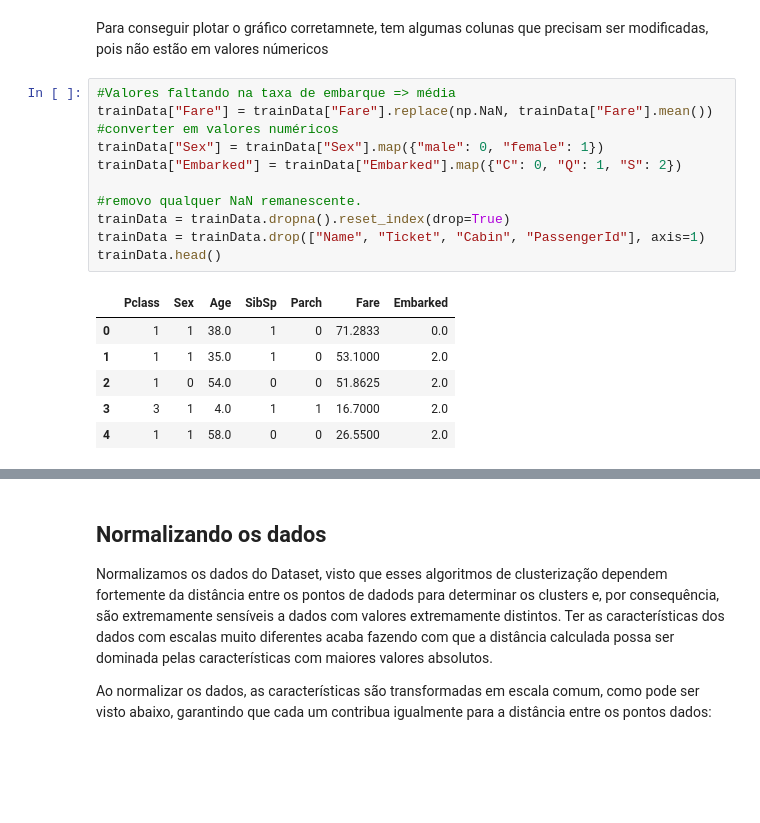
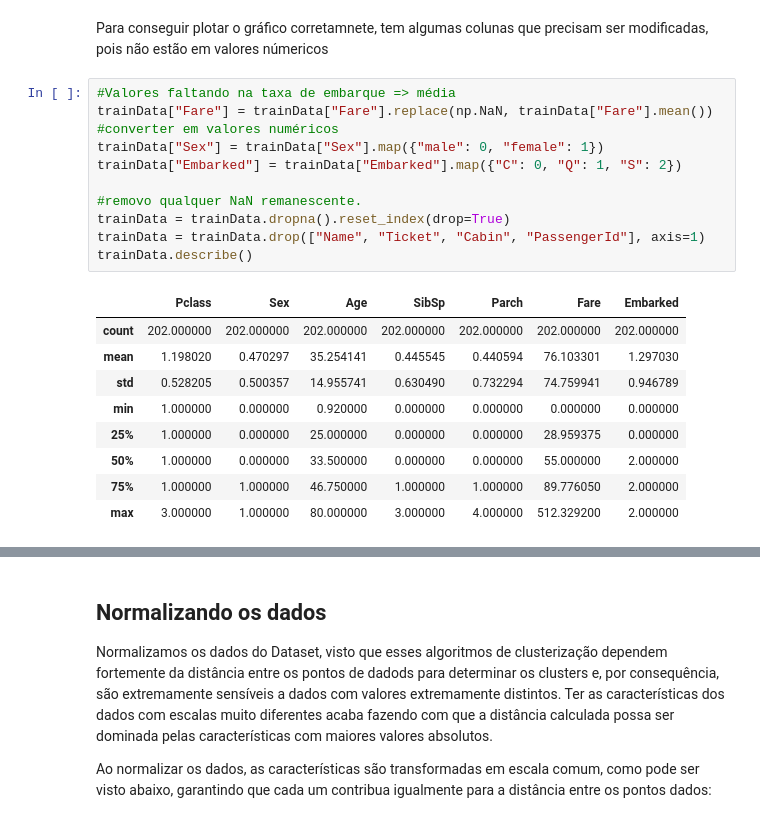
Before and after one commit to Quote023/IF684-Sistemas_Inteligentes_II, a Jupyter notebook: mini_projetos/mini_projeto3.ipynb, the cells around one changed output, grey strips where cells are left out. Drawn from its saved outputs; the diff is of its cells as text; blank space fills up the shorter version.

```diff
--- a/mini_projetos/mini_projeto3.ipynb
+++ b/mini_projetos/mini_projeto3.ipynb
@@ -78,18 +78,21 @@ Para conseguir plotar o gráfico corretamnete, tem algumas colunas que precisam
 # %%
 #Valores faltando na taxa de embarque => média
 trainData["Fare"] = trainData["Fare"].replace(np.NaN, trainData["Fare"].mean())
 #converter em valores numéricos
 trainData["Sex"] = trainData["Sex"].map({"male": 0, "female": 1})
 trainData["Embarked"] = trainData["Embarked"].map({"C": 0, "Q": 1, "S": 2})
 
 #removo qualquer NaN remanescente.
 trainData = trainData.dropna().reset_index(drop=True)
 trainData = trainData.drop(["Name", "Ticket", "Cabin", "PassengerId"], axis=1)
-trainData.head()
+trainData.describe()
 # %% [output]
 |  | Pclass | Sex | Age | SibSp | Parch | Fare | Embarked |
-| 0 | 1 | 1 | 38.0 | 1 | 0 | 71.2833 | 0.0 |
-| 1 | 1 | 1 | 35.0 | 1 | 0 | 53.1000 | 2.0 |
-| 2 | 1 | 0 | 54.0 | 0 | 0 | 51.8625 | 2.0 |
-| 3 | 3 | 1 | 4.0 | 1 | 1 | 16.7000 | 2.0 |
-| 4 | 1 | 1 | 58.0 | 0 | 0 | 26.5500 | 2.0 |
+| count | 202.000000 | 202.000000 | 202.000000 | 202.000000 | 202.000000 | 202.000000 | 202.000000 |
+| mean | 1.198020 | 0.470297 | 35.254141 | 0.445545 | 0.440594 | 76.103301 | 1.297030 |
+| std | 0.528205 | 0.500357 | 14.955741 | 0.630490 | 0.732294 | 74.759941 | 0.946789 |
+| min | 1.000000 | 0.000000 | 0.920000 | 0.000000 | 0.000000 | 0.000000 | 0.000000 |
+| 25% | 1.000000 | 0.000000 | 25.000000 | 0.000000 | 0.000000 | 28.959375 | 0.000000 |
+| 50% | 1.000000 | 0.000000 | 33.500000 | 0.000000 | 0.000000 | 55.000000 | 2.000000 |
+| 75% | 1.000000 | 1.000000 | 46.750000 | 1.000000 | 1.000000 | 89.776050 | 2.000000 |
+| max | 3.000000 | 1.000000 | 80.000000 | 3.000000 | 4.000000 | 512.329200 | 2.000000 |
```
Also changed, not shown: parts of 8 cells of this notebook.
